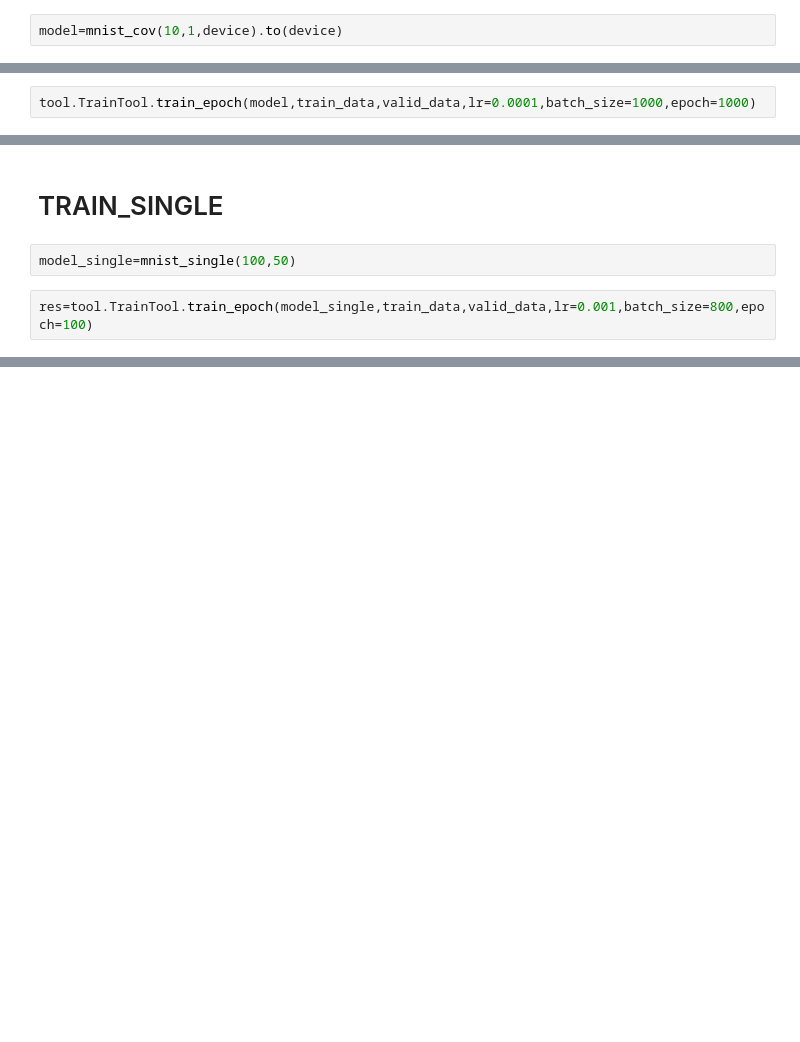
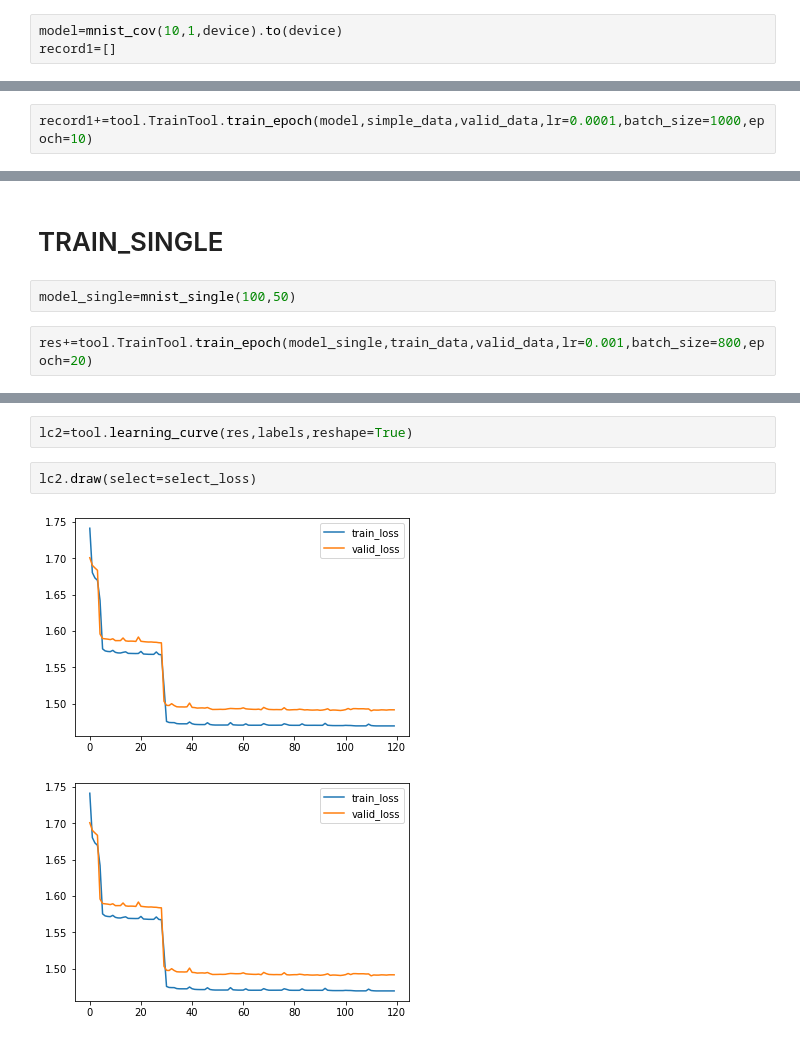
Before and after one commit to Line233/one, a Jupyter notebook: Conv.ipynb, the cells around one changed output, grey strips where cells are left out. Cells and saved outputs as stored; diff of their text form; blank space fills up the shorter version.

```diff
--- a/Conv.ipynb
+++ b/Conv.ipynb
@@ -117,3 +120,4 @@ simple_data=mnist_data(valid_data[0:100][0].reshape([-1,10,10]),valid_data[0:100
 # TRAIN_CONV
 # %%
 model=mnist_cov(10,1,device).to(device)
+record1=[]
@@ -122,2 +124,2 @@ model(train_data[0][0].reshape([1,-1]))
 # %%
-tool.TrainTool.train_epoch(model,train_data,valid_data,lr=0.0001,batch_size=1000,epoch=1000)
+record1+=tool.TrainTool.train_epoch(model,simple_data,valid_data,lr=0.0001,batch_size=1000,epoch=10)
@@ -126,4 +131,4 @@ tool.TrainTool.train_epoch(model,train_data,valid_data,lr=0.0001,batch_size=1000
 # %%
 model_single=mnist_single(100,50)
 # %%
-res=tool.TrainTool.train_epoch(model_single,train_data,valid_data,lr=0.001,batch_size=800,epoch=100)
+res+=tool.TrainTool.train_epoch(model_single,train_data,valid_data,lr=0.001,batch_size=800,epoch=20)
@@ -129,0 +156,7 @@ res=tool.TrainTool.train_epoch(model_single,train_data,valid_data,lr=0.001,batch
+# %%
+lc2=tool.learning_curve(res,labels,reshape=True)
+# %%
+lc2.draw(select=select_loss)
+# %% [output]
+[figure, added]
+[figure, added]
```
Also changed, not shown: parts of 4 cells of this notebook, 1 other file.
